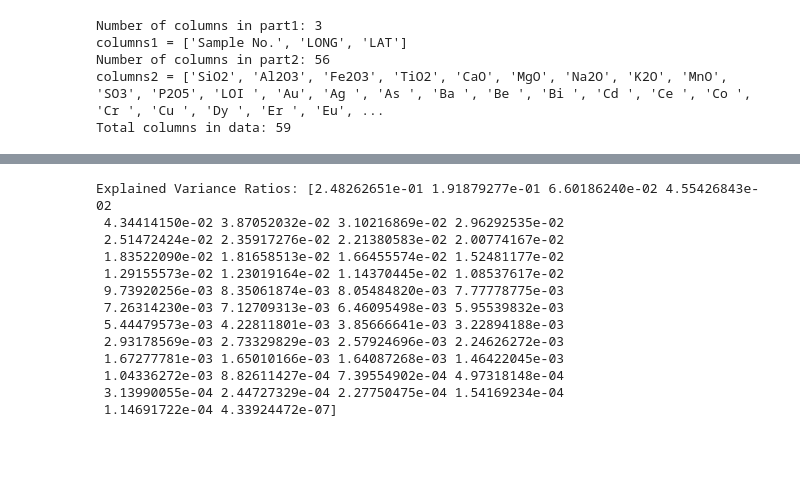
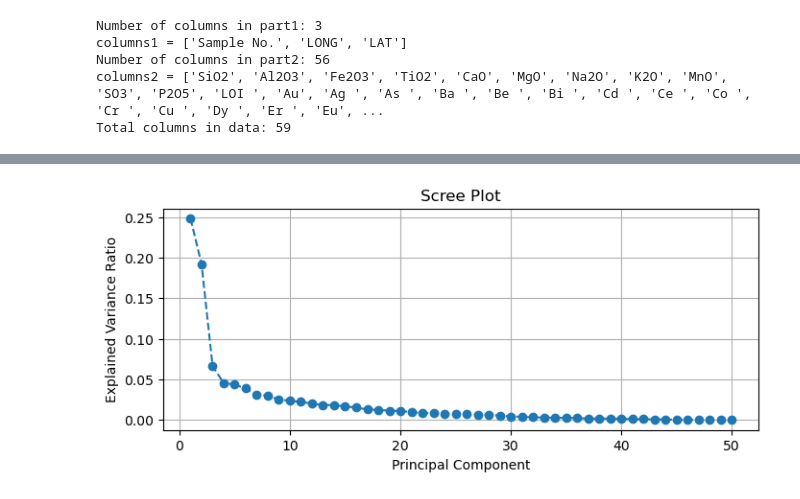
Before and after one commit to tyhowee/personal_code, a Jupyter notebook: data_analysis/saudi_data.ipynb, the cells around one changed output, grey strips where cells are left out. Drawn from its saved outputs; the diff is of its cells as text; code cells hidden in the pictures; blank space fills up the shorter version.

```diff
--- a/data_analysis/saudi_data.ipynb
+++ b/data_analysis/saudi_data.ipynb
@@ -117,23 +123,25 @@ gajhq_pca_results = pca.fit_transform(gajhq_data_scaled)
 
 # Explained variance
 gajhq_explained_variance = pca.explained_variance_ratio_
-print("Explained Variance Ratios:", gajhq_explained_variance)
+#print("Explained Variance Ratios:", gajhq_explained_variance)
 
 # PCA results as a DataFrame (optional)
 pca_df = pd.DataFrame(
     gajhq_pca_results, columns=[f"PC{i+1}" for i in range(len(gajhq_explained_variance))]
 )
-# %% [output]
-Explained Variance Ratios: [2.48262651e-01 1.91879277e-01 6.60186240e-02 4.55426843e-02
- 4.34414150e-02 3.87052032e-02 3.10216869e-02 2.96292535e-02
- 2.51472424e-02 2.35917276e-02 2.21380583e-02 2.00774167e-02
- 1.83522090e-02 1.81658513e-02 1.66455574e-02 1.52481177e-02
- 1.29155573e-02 1.23019164e-02 1.14370445e-02 1.08537617e-02
- 9.73920256e-03 8.35061874e-03 8.05484820e-03 7.77778775e-03
- 7.26314230e-03 7.12709313e-03 6.46095498e-03 5.95539832e-03
- 5.44479573e-03 4.22811801e-03 3.85666641e-03 3.22894188e-03
- 2.93178569e-03 2.73329829e-03 2.57924696e-03 2.24626272e-03
- 1.67277781e-03 1.65010166e-03 1.64087268e-03 1.46422045e-03
- 1.04336272e-03 8.82611427e-04 7.39554902e-04 4.97318148e-04
- 3.13990055e-04 2.44727329e-04 2.27750475e-04 1.54169234e-04
- 1.14691722e-04 4.33924472e-07]
+# %%
+#Plot PCA scree plot
+plt.figure(figsize=(8, 3))
+plt.plot(
+    range(1, len(gajhq_explained_variance) + 1),
+    gajhq_explained_variance,
+    marker="o",
+    linestyle="--",
+)
+plt.title("Scree Plot")
+plt.xlabel("Principal Component")
+plt.ylabel("Explained Variance Ratio")
+plt.grid()
+plt.show()
+# %% [output]
+[figure, added]
```
Also changed, not shown: parts of 5 cells of this notebook.
